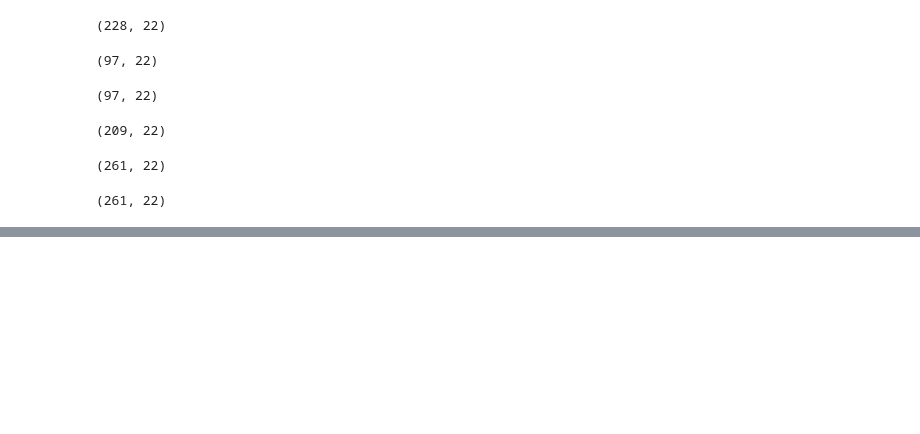
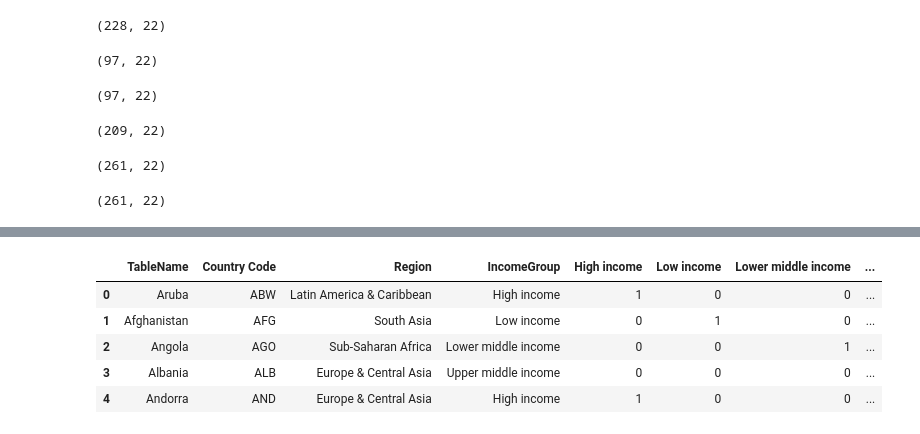
Before and after one commit to Yee-Brian14/primary_completion_rate, a Jupyter notebook: Data_Cleaning.ipynb, the cells around one changed output, grey strips where cells are left out. Saved outputs shown, nothing was run; the diff lists cells and outputs as text; code cells hidden in the pictures; blank space fills up the shorter version.

```diff
--- a/Data_Cleaning.ipynb
+++ b/Data_Cleaning.ipynb
@@ -119 +75,11 @@ plot_2(PrimaryCompletion,UrbanPop).set_axis_labels(xlabel='Primary School Enroll
+# %%
+Metadata = pd.concat([Metadata,pd.get_dummies(Metadata['IncomeGroup']),pd.get_dummies(Metadata['Region'])],1)
+Metadata.head()
+# %% [output]
+|  | TableName | Country Code | Region | IncomeGroup | High income | Low income | Lower middle income | ... |
+| 0 | Aruba | ABW | Latin America & Caribbean | High income | 1 | 0 | 0 | ... |
+| 1 | Afghanistan | AFG | South Asia | Low income | 0 | 1 | 0 | ... |
+| 2 | Angola | AGO | Sub-Saharan Africa | Lower middle income | 0 | 0 | 1 | ... |
+| 3 | Albania | ALB | Europe & Central Asia | Upper middle income | 0 | 0 | 0 | ... |
+| 4 | Andorra | AND | Europe & Central Asia | High income | 1 | 0 | 0 | ... |
 # %%
```
Also changed, not shown: parts of 27 cells of this notebook, 1 other file.
